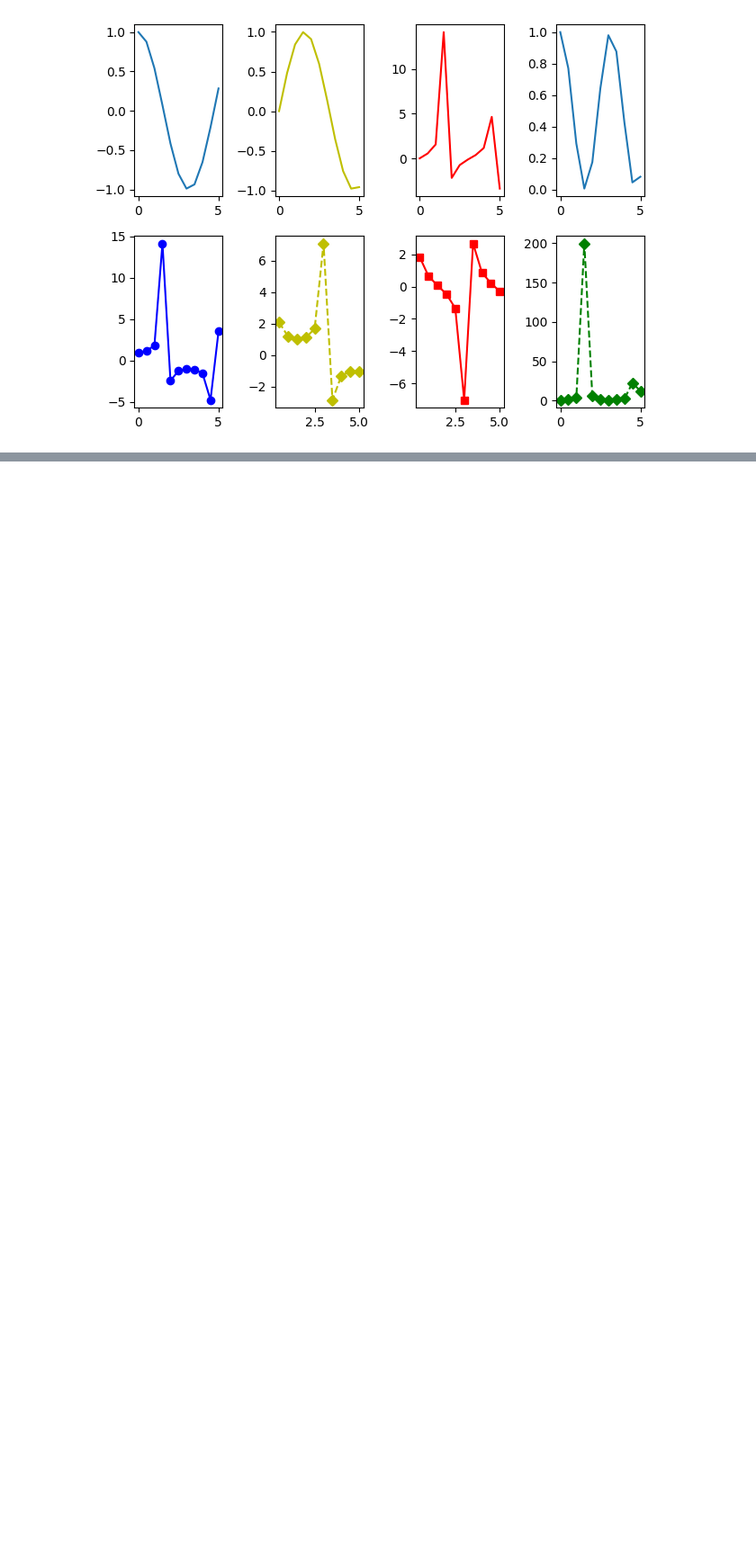
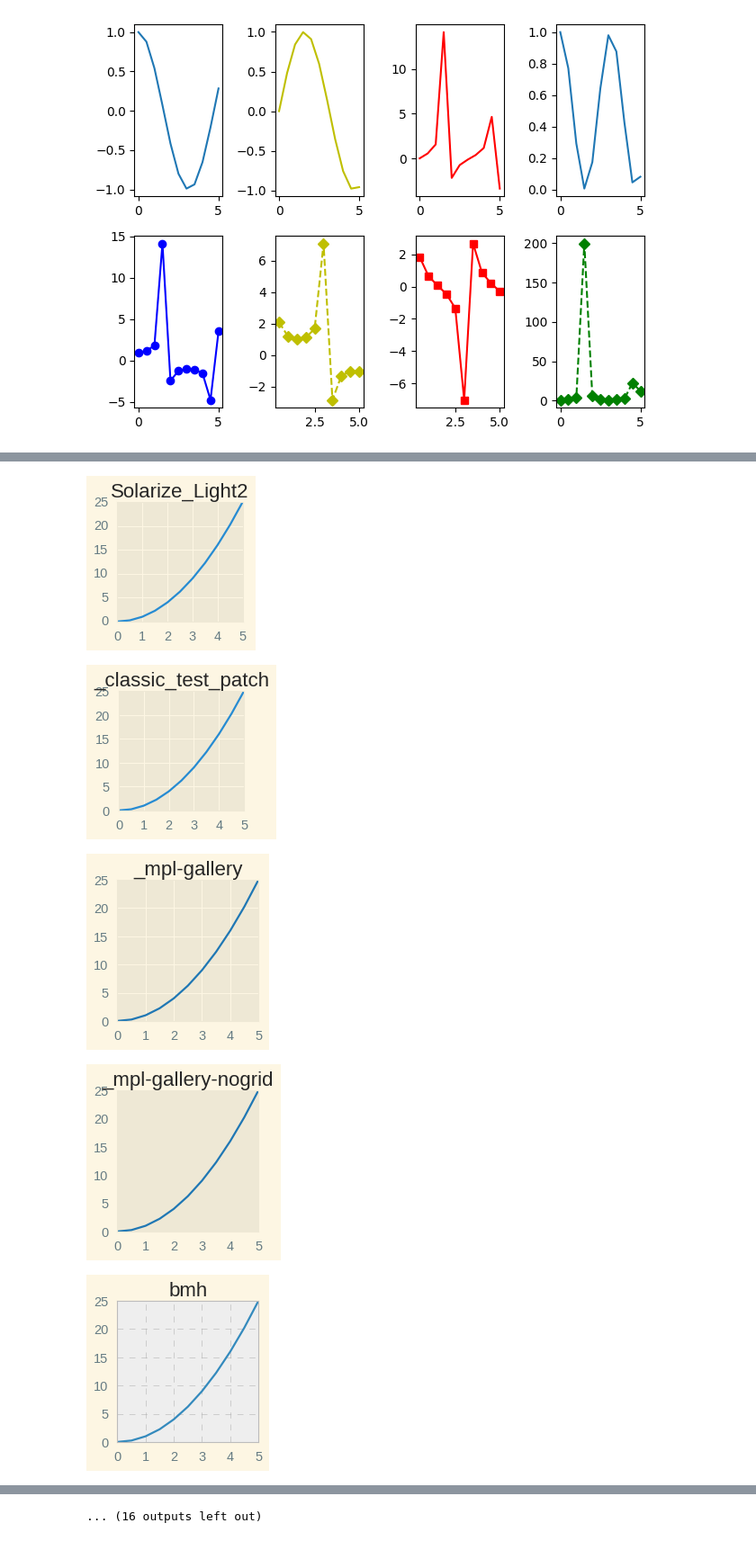
Before and after one commit to Mvinachi/Hyperblog, a Jupyter notebook: Pyplot.ipynb, the cells around one changed output, grey strips where cells are left out. Shown: that part at 90% size. Cells and saved outputs as stored; diff of their text form; code cells hidden in the pictures; blank space fills up the shorter version.

```diff
--- a/Pyplot.ipynb
+++ b/Pyplot.ipynb
@@ -145,0 +182,8 @@ fig.tight_layout()
+# %%
+import matplotlib.pyplot as plt
+import numpy as np
+
+x = np.linspace(0,5,11)
+y = x ** 2
+
+print(plt.style.available)
@@ -145,0 +192,12 @@ fig.tight_layout()
+# %%
+for i in plt.style.available:
+  plt.style.use(i)
+  fig, ax = plt.subplots(figsize=(2,2))
+  ax.plot(x, y)
+  ax.set_title(i, size=20)
+# %% [output]
+[figure, added]
+[figure, added]
+[figure, added]
+[figure, added]
+[figure, added]
@@ -145,0 +211 @@ fig.tight_layout()
+... (16 outputs left out)
```
Also changed, not shown: parts of 12 cells of this notebook.
